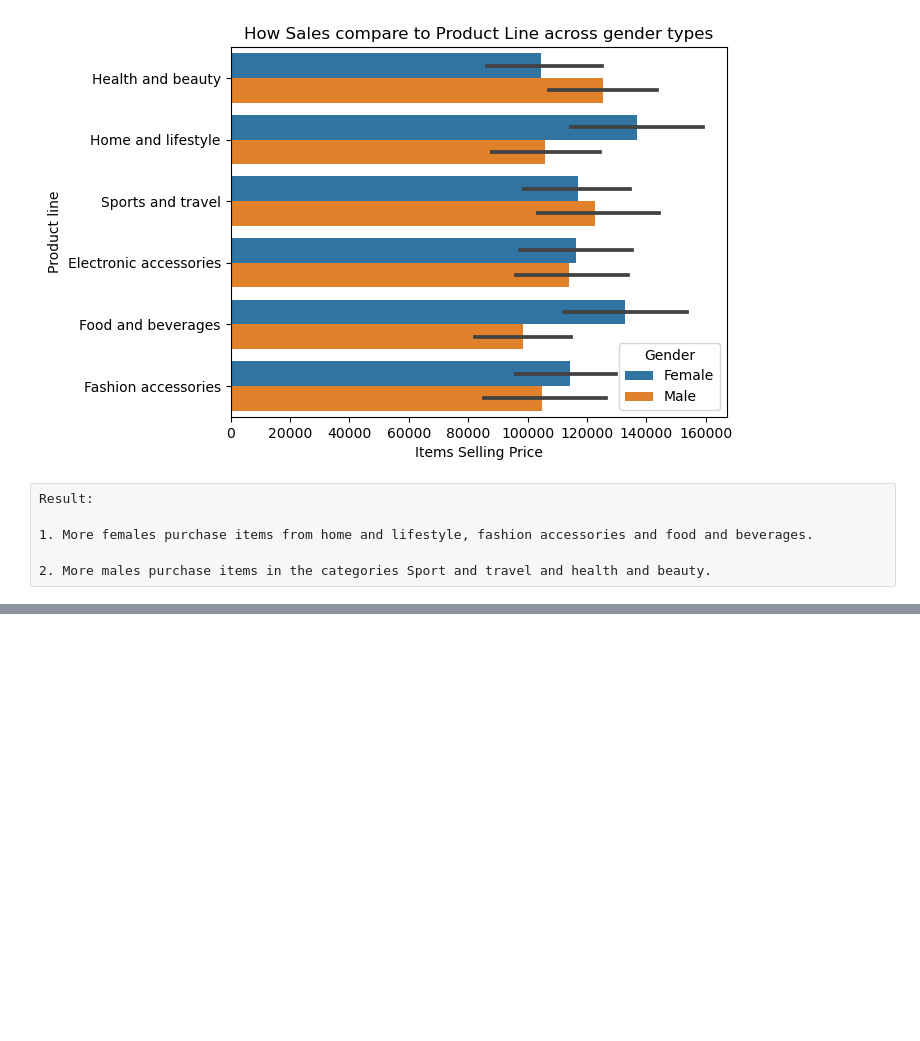
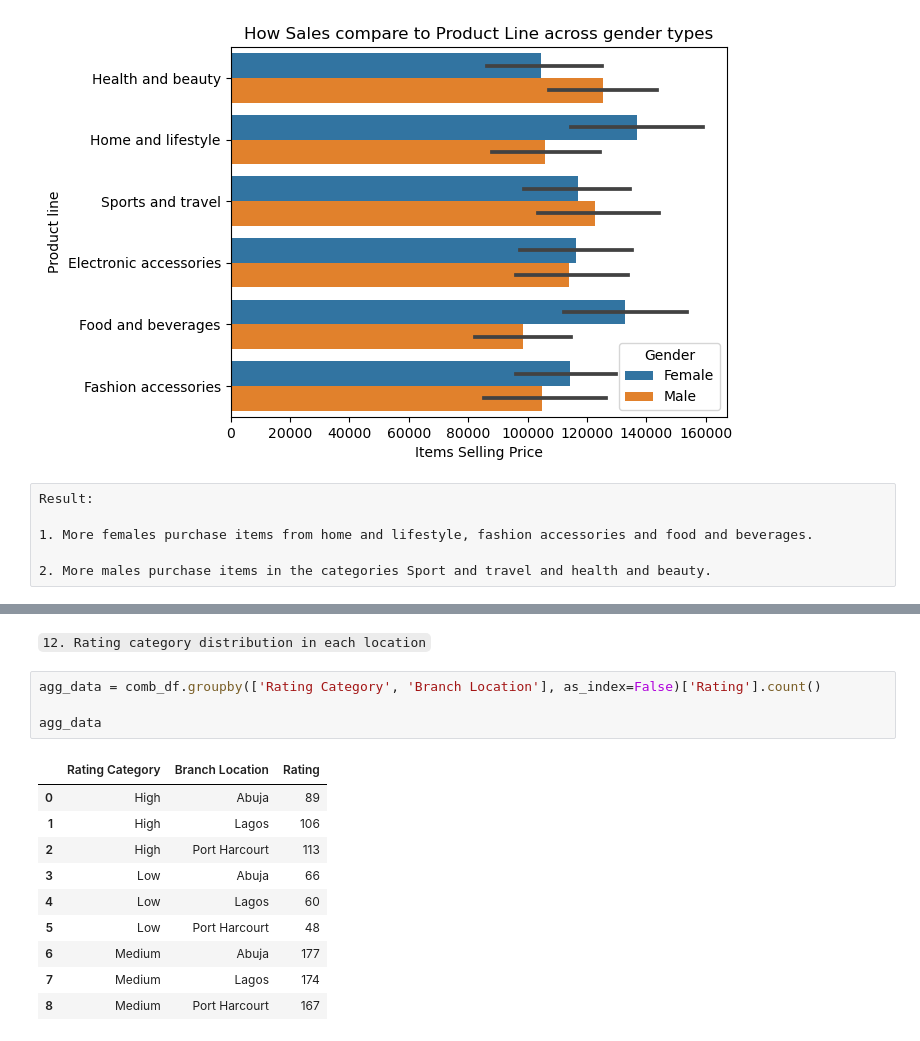
Before and after one commit to Abednego-py/SuperMarket-Data-Analysis, a Jupyter notebook: Supermarket Market Data Analysis.ipynb, the cells around one changed output, grey strips where cells are left out. Saved outputs shown, nothing was run; the diff lists cells and outputs as text; blank space fills up the shorter version.

```diff
--- a/Supermarket Market Data Analysis.ipynb
+++ b/Supermarket Market Data Analysis.ipynb
@@ -755,0 +750,17 @@ From the analysis, we were able to arrive at the following:
+# %% [markdown]
+`12. Rating category distribution in each location`
+# %%
+agg_data = comb_df.groupby(['Rating Category', 'Branch Location'], as_index=False)['Rating'].count()
+
+agg_data
+# %% [output]
+|  | Rating Category | Branch Location | Rating |
+| 0 | High | Abuja | 89 |
+| 1 | High | Lagos | 106 |
+| 2 | High | Port Harcourt | 113 |
+| 3 | Low | Abuja | 66 |
+| 4 | Low | Lagos | 60 |
+| 5 | Low | Port Harcourt | 48 |
+| 6 | Medium | Abuja | 177 |
+| 7 | Medium | Lagos | 174 |
+| 8 | Medium | Port Harcourt | 167 |
```
Also changed, not shown: parts of 24 cells of this notebook, 1 other file.
